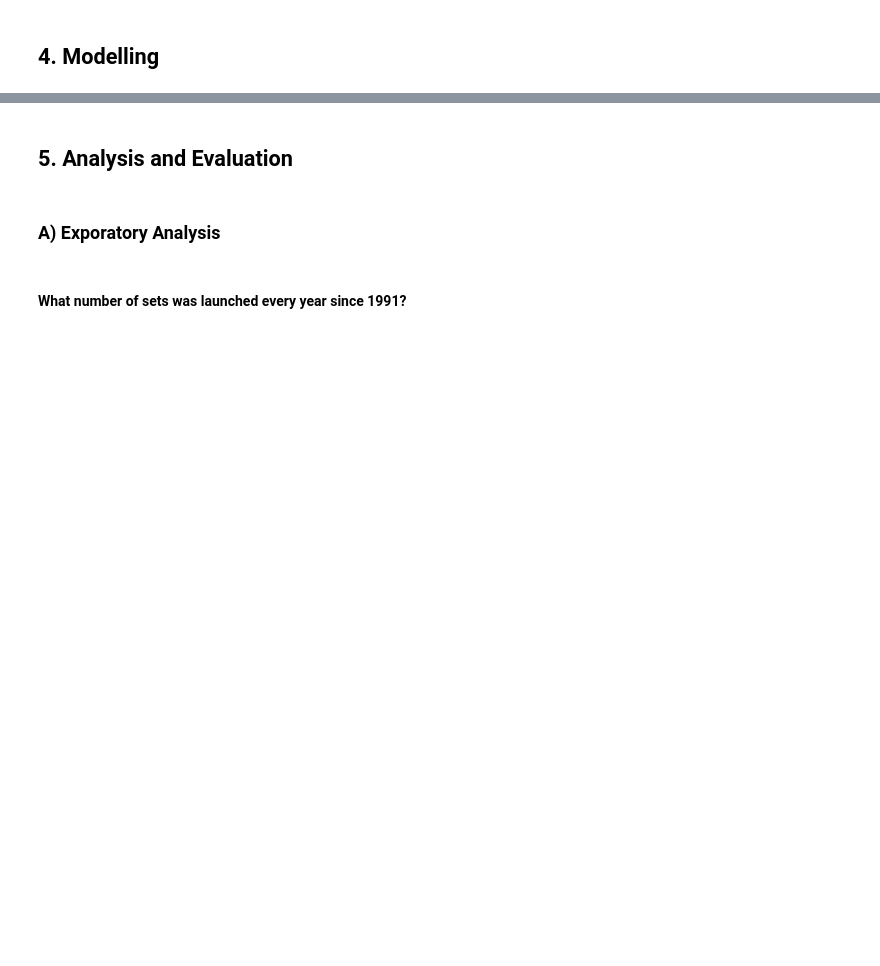
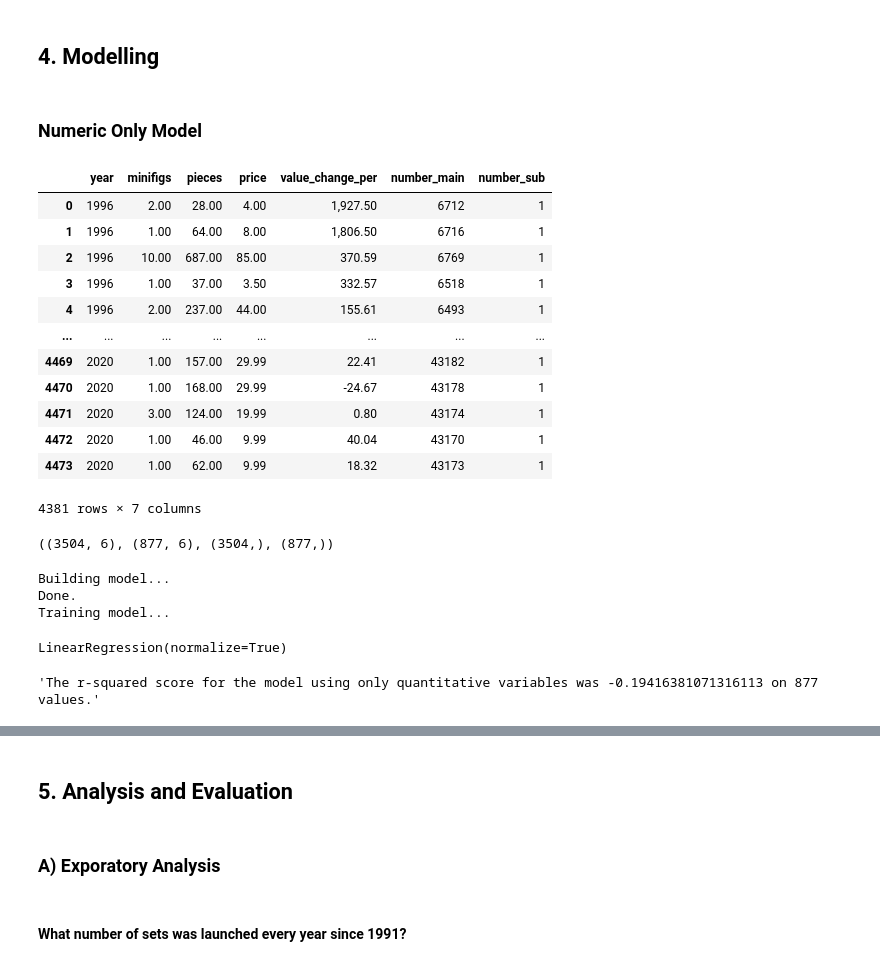
Before and after one commit to michaeltosic/lego-analysis, a Jupyter notebook: lego-analysis.ipynb, the cells around one changed output, grey strips where cells are left out. Drawn from its saved outputs; the diff is of its cells as text; code cells hidden in the pictures; blank space fills up the shorter version.

```diff
--- a/lego-analysis.ipynb
+++ b/lego-analysis.ipynb
@@ -862,0 +803,2 @@ def get_text_data(df):
+# %% [markdown]
+### Numeric Only Model
@@ -862,0 +826,17 @@ def get_text_data(df):
+# %%
+df_numeric_only = get_numeric_data(df_ml)
+df_numeric_only
+# %% [output]
+|  | year | minifigs | pieces | price | value_change_per | number_main | number_sub |
+| 0 | 1996 | 2.00 | 28.00 | 4.00 | 1,927.50 | 6712 | 1 |
+| 1 | 1996 | 1.00 | 64.00 | 8.00 | 1,806.50 | 6716 | 1 |
+| 2 | 1996 | 10.00 | 687.00 | 85.00 | 370.59 | 6769 | 1 |
+| 3 | 1996 | 1.00 | 37.00 | 3.50 | 332.57 | 6518 | 1 |
+| 4 | 1996 | 2.00 | 237.00 | 44.00 | 155.61 | 6493 | 1 |
+| ... | ... | ... | ... | ... | ... | ... | ... |
+| 4469 | 2020 | 1.00 | 157.00 | 29.99 | 22.41 | 43182 | 1 |
+| 4470 | 2020 | 1.00 | 168.00 | 29.99 | -24.67 | 43178 | 1 |
+| 4471 | 2020 | 3.00 | 124.00 | 19.99 | 0.80 | 43174 | 1 |
+| 4472 | 2020 | 1.00 | 46.00 | 9.99 | 40.04 | 43170 | 1 |
+| 4473 | 2020 | 1.00 | 62.00 | 9.99 | 18.32 | 43173 | 1 |
+4381 rows × 7 columns
@@ -862,0 +846,22 @@ def get_text_data(df):
+# %%
+# Split data:
+X_train, X_test, y_train, y_test = train_test_split(X, y, test_size=0.2,random_state = 42)
+X_train.shape, X_test.shape, y_train.shape, y_test.shape
+# %% [output]
+((3504, 6), (877, 6), (3504,), (877,))
+# %%
+print('Building model...')
+model = build_numeric_model()
+print('Training model...')
+model.fit(X_train, y_train)
+# %% [output]
+Building model...
+Done.
+Training model...
+LinearRegression(normalize=True)
+# %%
+#Predict and score the model
+y_pred = model.predict(X_test)
+"The r-squared score for the model using only quantitative variables was {} on {} values.".format(r2_score(y_test, y_test_preds), len(y_test))
+# %% [output]
+'The r-squared score for the model using only quantitative variables was -0.19416381071316113 on 877 values.'
```
Also changed, not shown: parts of 107 cells of this notebook.
